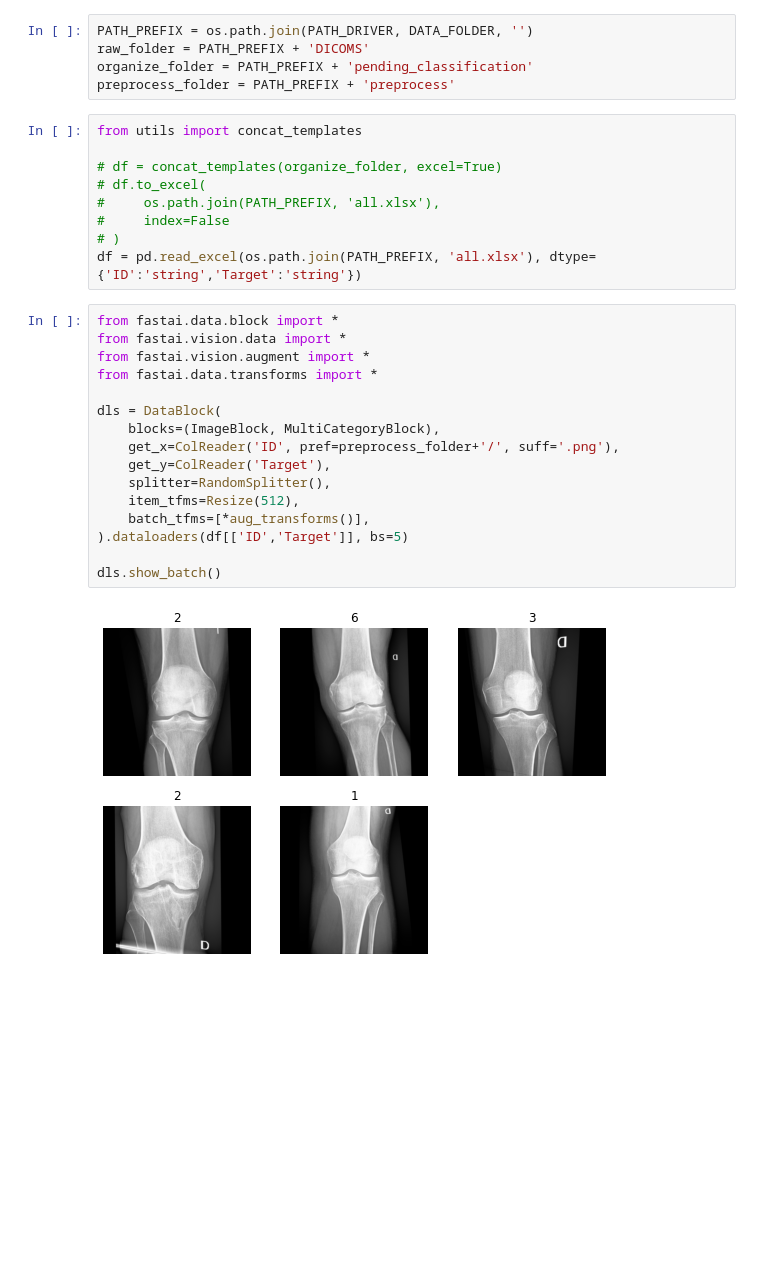
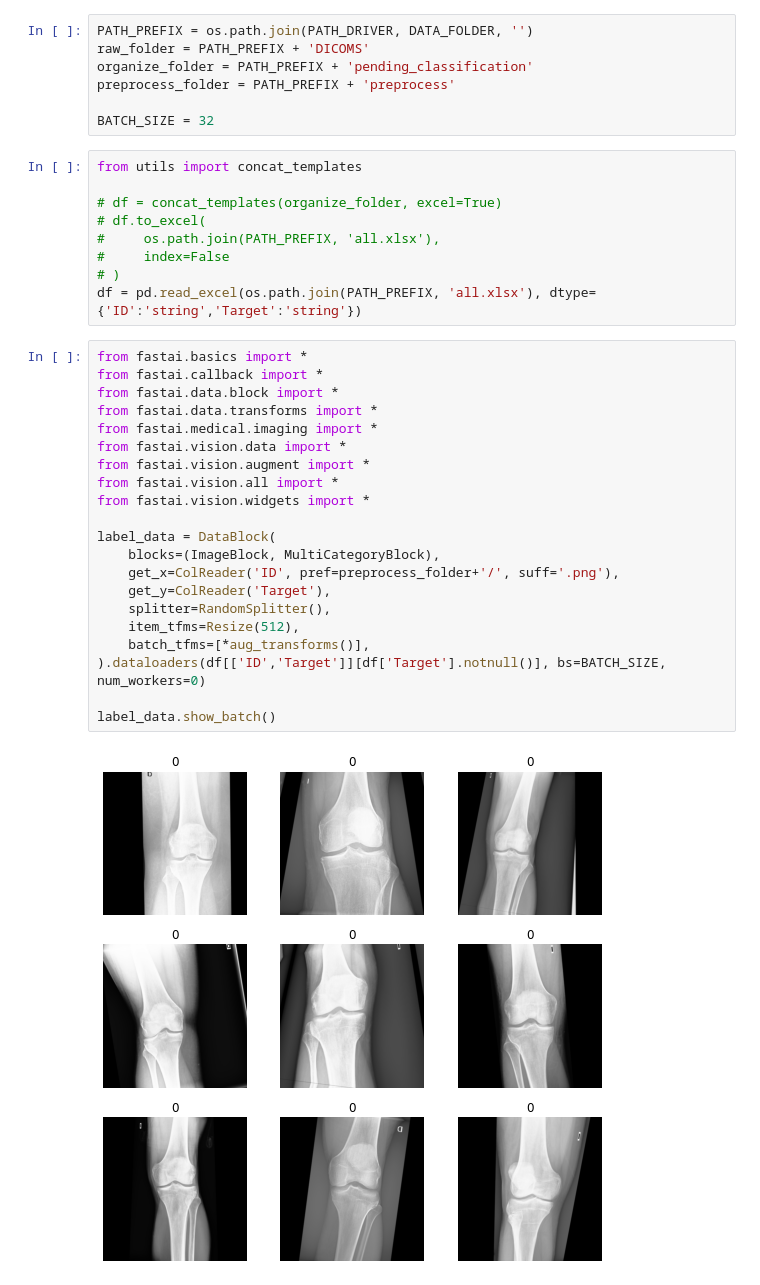
Before and after one commit to lluissalord/radiology_ai, a Jupyter notebook: train.ipynb, the cells around one changed output. Saved outputs shown, nothing was run; the diff lists cells and outputs as text; blank space fills up the shorter version.

```diff
--- a/train.ipynb
+++ b/train.ipynb
@@ -58,6 +58,8 @@ PATH_PREFIX = os.path.join(PATH_DRIVER, DATA_FOLDER, '')
 raw_folder = PATH_PREFIX + 'DICOMS'
 organize_folder = PATH_PREFIX + 'pending_classification'
 preprocess_folder = PATH_PREFIX + 'preprocess'
+
+BATCH_SIZE = 32
 # %%
 from utils import concat_templates
 
@@ -68,20 +70,25 @@ from utils import concat_templates
 # )
 df = pd.read_excel(os.path.join(PATH_PREFIX, 'all.xlsx'), dtype={'ID':'string','Target':'string'})
 # %%
+from fastai.basics import *
+from fastai.callback import *
 from fastai.data.block import *
+from fastai.data.transforms import *
+from fastai.medical.imaging import *
 from fastai.vision.data import *
 from fastai.vision.augment import *
-from fastai.data.transforms import *
+from fastai.vision.all import *
+from fastai.vision.widgets import *
 
-dls = DataBlock(
+label_data = DataBlock(
     blocks=(ImageBlock, MultiCategoryBlock),
     get_x=ColReader('ID', pref=preprocess_folder+'/', suff='.png'),
     get_y=ColReader('Target'),
     splitter=RandomSplitter(),
     item_tfms=Resize(512),
     batch_tfms=[*aug_transforms()],
-).dataloaders(df[['ID','Target']], bs=5)
+).dataloaders(df[['ID','Target']][df['Target'].notnull()], bs=BATCH_SIZE, num_workers=0)
 
-dls.show_batch()
+label_data.show_batch()
 # %% [output]
-[figure, old version]
+[figure, new version]
```
Also changed, not shown: parts of 6 cells of this notebook.
